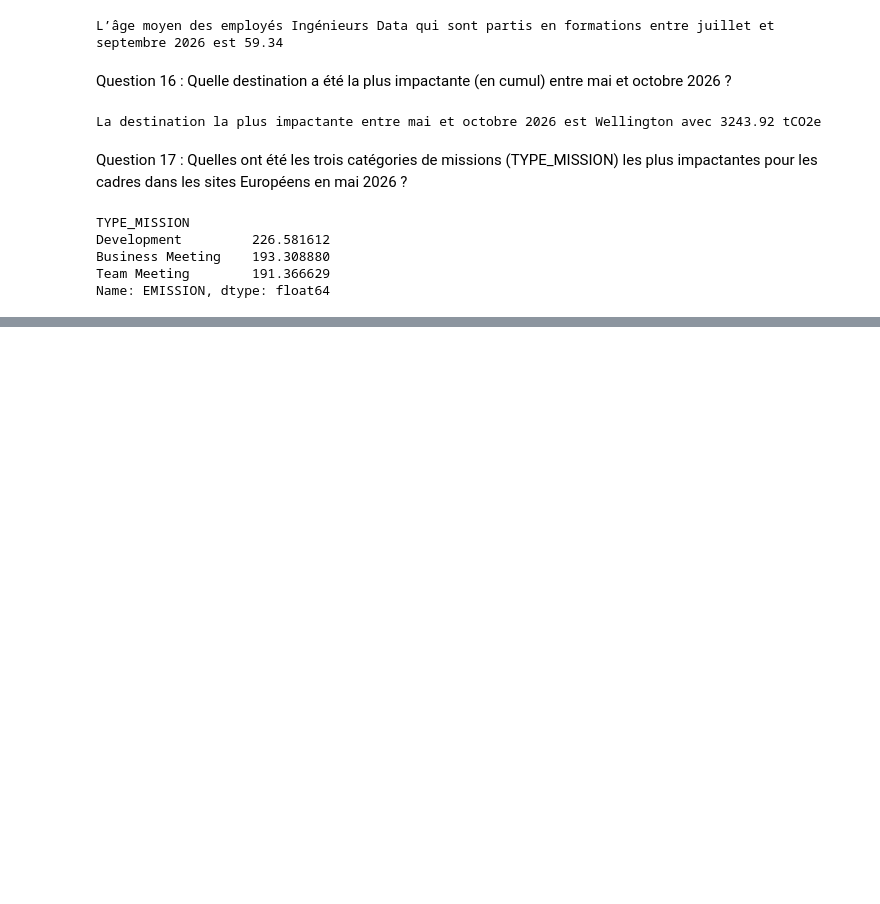
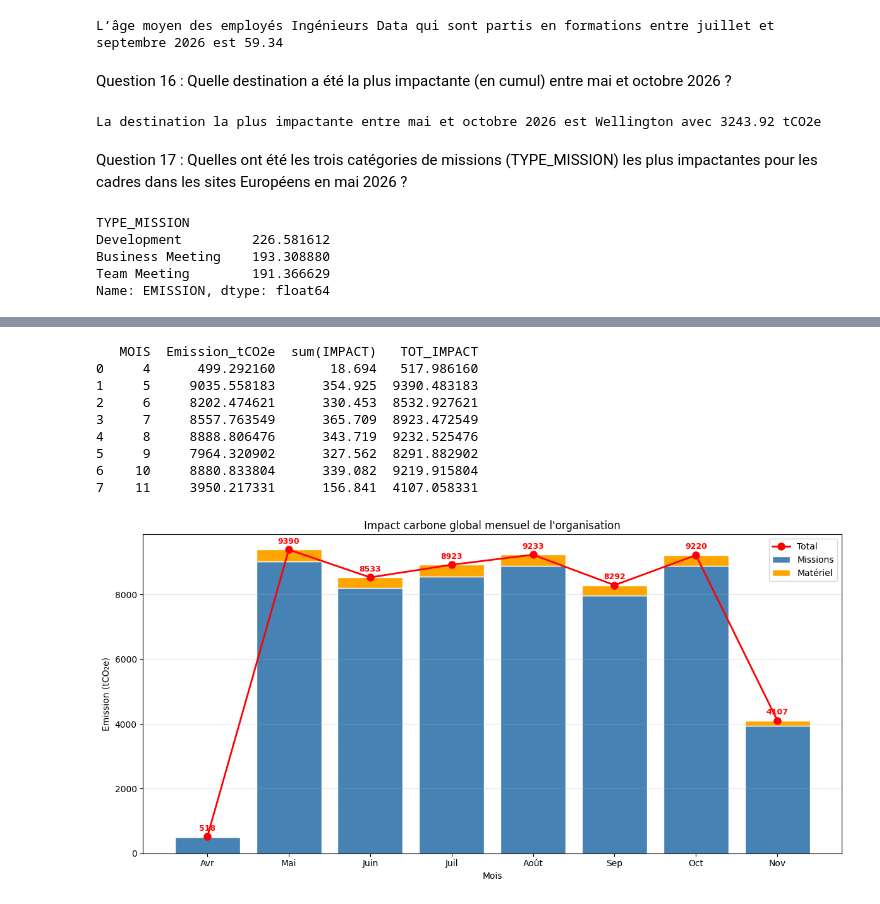
Before and after one commit to etiennevzn/GHG-inventory, a Jupyter notebook: ETL.ipynb, the cells around one changed output, grey strips where cells are left out. Cells and saved outputs as stored; diff of their text form; code cells hidden in the pictures; blank space fills up the shorter version.

```diff
--- a/ETL.ipynb
+++ b/ETL.ipynb
@@ -1316,0 +1539,9 @@ Name: EMISSION, dtype: float64
+# %%
+#Homogénéisation du type de données
+emissions_par_site["MOIS"] = emissions_par_site["MOIS"].astype(int)
+impact_mat_df["MOIS"] = impact_mat_df["MOIS"].astype(int)
+
+#Jointure et calcul du total (missions + matériel)
+jointure_mois = emissions_par_site.merge(impact_mat_df, on="MOIS")
+jointure_mois["TOT_IMPACT"] = jointure["Emission_tCO2e"] + jointure["sum(IMPACT)"]
+jointure_mois.sort_values("TOT_IMPACT", ascending=False)
@@ -1316,0 +1558,45 @@ Name: EMISSION, dtype: float64
+# %%
+# Tri par mois croissant
+df_plot = jointure_mois.sort_values("MOIS").reset_index(drop=True)
+print(df_plot)
+
+# Conversion en noms de mois
+mois_noms = ['Jan', 'Fév', 'Mar', 'Avr', 'Mai', 'Juin', 'Juil', 'Août', 'Sep', 'Oct', 'Nov', 'Déc']
+df_plot['MOIS_LABEL'] = df_plot['MOIS'].apply(lambda m: mois_noms[m-1])
+
+fig, ax = plt.subplots(figsize=(12, 6))
+x = range(len(df_plot))
+
+# Barres empilées : missions + matériel
+ax.bar(x, df_plot['Emission_tCO2e'], label='Missions', color='steelblue', edgecolor='white')
+ax.bar(x, df_plot['sum(IMPACT)'], bottom=df_plot['Emission_tCO2e'], label='Matériel', color='orange', edgecolor='white')
+
+# Courbe du total
+ax.plot(x, df_plot['TOT_IMPACT'], marker='o', color='red', linewidth=2, markersize=8, label='Total', zorder=5)
+
+# Annotations
+for i, val in enumerate(df_plot['TOT_IMPACT']):
+    ax.text(i, val + df_plot['TOT_IMPACT'].max() * 0.02, f"{val:.0f}",
+            ha='center', fontweight='bold', color='red', fontsize=9)
+
+ax.set_xticks(x)
+ax.set_xticklabels(df_plot['MOIS_LABEL'])
+ax.set_xlabel("Mois")
+ax.set_ylabel("Emission (tCO₂e)")
+ax.set_title("Impact carbone global mensuel de l'organisation")
+ax.legend()
+ax.grid(axis='y', alpha=0.3)
+plt.tight_layout()
+plt.savefig("impact_global_mensuel.png", dpi=150, bbox_inches='tight')
+plt.show()
+# %% [output]
+   MOIS  Emission_tCO2e  sum(IMPACT)   TOT_IMPACT
+0     4      499.292160       18.694   517.986160
+1     5     9035.558183      354.925  9390.483183
+2     6     8202.474621      330.453  8532.927621
+3     7     8557.763549      365.709  8923.472549
+4     8     8888.806476      343.719  9232.525476
+5     9     7964.320902      327.562  8291.882902
+6    10     8880.833804      339.082  9219.915804
+7    11     3950.217331      156.841  4107.058331
+[figure, added]
```
Also changed, not shown: parts of 13 cells of this notebook, 8 other files.
